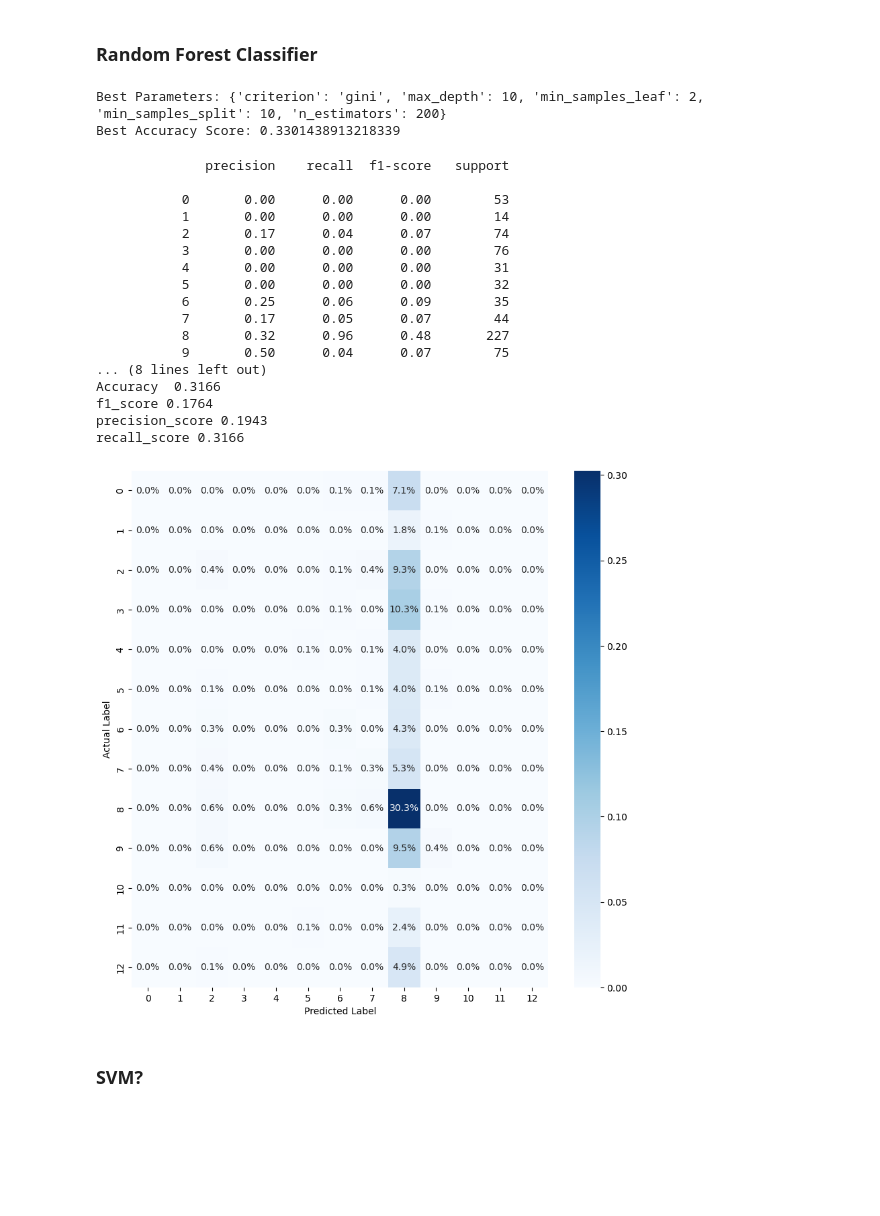
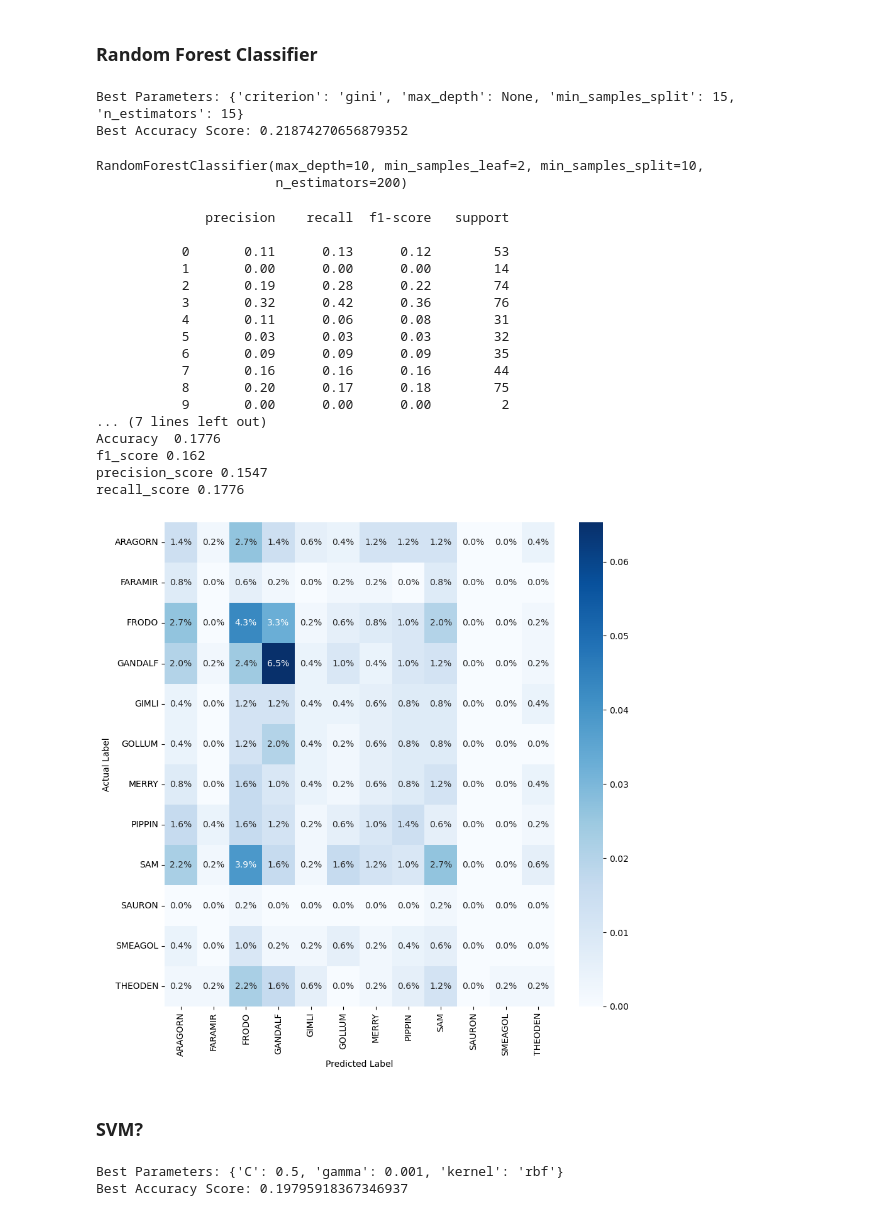
Before and after one commit to MarcusHjertaas/NLP-Deliverables, a Jupyter notebook: Labber/Character prediction.ipynb, the cells around one changed output. Cells and saved outputs as stored; diff of their text form; code cells hidden in the pictures; blank space fills up the shorter version.

```diff
--- a/Labber/Character prediction.ipynb
+++ b/Labber/Character prediction.ipynb
@@ -683,6 +685,8 @@ lotr_train.head()
 def common_label(data):
     mask = data["char"].isin(imp_char)
     data.loc[~ mask, "char"] = "Rest"
+    mask2 = data['char'] == 'Rest'
+    data = data[~mask2]
     return data
 
 lotr_train = common_label(lotr_train)
@@ -701,10 +705,11 @@ def char_2_num(y_data):
     encoder = LabelEncoder()
     y_data = y_data.values.reshape(-1, 1)
     encoded_data = encoder.fit_transform(y_data)
-    print(list(encoder.inverse_transform(np.unique(encoded_data))))
+    names = list(encoder.inverse_transform(np.unique(encoded_data)))
+    print(names)
     print(np.unique(encoded_data))
-    return encoded_data
+    return encoded_data, names
 
-lotr_train_Y = char_2_num(lotr_train_Y)
-lotr_test_Y = char_2_num(lotr_test_Y)
+lotr_train_Y, names = char_2_num(lotr_train_Y)
+lotr_test_Y = char_2_num(lotr_test_Y)[0]
 # %% [output]
@@ -753,7 +758,7 @@ def optimize_model_parameters(X_train, y_train, model, param_grid, cv=5):
 
     rfc = model()
 
-    grid_search = GridSearchCV(estimator=rfc, param_grid=param_grid, cv=cv, scoring='accuracy', n_jobs=-1)
+    grid_search = GridSearchCV(estimator=rfc, param_grid=param_grid, cv=cv, scoring='accuracy', n_jobs=-1, error_score='raise')
     grid_search.fit(X_train, y_train)
 
     best_params = grid_search.best_params_
@@ -769,18 +774,23 @@ def optimize_model_parameters(X_train, y_train, model, param_grid, cv=5):
 
 
 param_grid = {
-    'n_estimators': [100, 200, 300],
-    'max_depth': [None, 10, 20, 30],
-    'min_samples_split': [2, 5, 10, 15],
-    'min_samples_leaf': [1, 2, 3, 4],
-    'criterion': ['gini', 'entropy', 'log_loss']
+    'n_estimators': [15, 20, 25],
+    'max_depth': [None, 3, 4, 5],
+    'min_samples_split': [ 5, 10, 15],
+    #'min_samples_leaf': [1, 2, 3, 4],
+    'criterion': ['gini', 'entropy']
 }
 
 # Optimize parameters
 optimized_rf = optimize_model_parameters(lotr_train_X, lotr_train_Y, RFC, param_grid)
 # %% [output]
-Best Parameters: {'criterion': 'gini', 'max_depth': 10, 'min_samples_leaf': 2, 'min_samples_split': 10, 'n_estimators': 200}
-Best Accuracy Score: 0.3301438913218339
+Best Parameters: {'criterion': 'gini', 'max_depth': None, 'min_samples_split': 15, 'n_estimators': 15}
+Best Accuracy Score: 0.21874270656879352
+# %%
+optimized_rf
+# %% [output]
+RandomForestClassifier(max_depth=10, min_samples_leaf=2, min_samples_split=10,
+                       n_estimators=200)
 # %%
 def evaluate_model(x_data, y_data, model):
 
@@ -796,34 +806,48 @@ rfc_predictions = evaluate_model(lotr_test_X, lotr_test_Y, optimized_rf)
 # %% [output]
               precision    recall  f1-score   support
 
-           0       0.00      0.00      0.00        53
+           0       0.11      0.13      0.12        53
            1       0.00      0.00      0.00        14
-           2       0.17      0.04      0.07        74
-           3       0.00      0.00      0.00        76
-           4       0.00      0.00      0.00        31
-           5       0.00      0.00      0.00        32
-           6       0.25      0.06      0.09        35
-           7       0.17      0.05      0.07        44
-           8       0.32      0.96      0.48       227
-           9       0.50      0.04      0.07        75
-... (8 lines left out)
-Accuracy  0.3166
-f1_score 0.1764
-precision_score 0.1943
-recall_score 0.3166
+           2       0.19      0.28      0.22        74
+           3       0.32      0.42      0.36        76
+           4       0.11      0.06      0.08        31
+           5       0.03      0.03      0.03        32
+           6       0.09      0.09      0.09        35
+           7       0.16      0.16      0.16        44
+           8       0.20      0.17      0.18        75
+           9       0.00      0.00      0.00         2
+... (7 lines left out)
+Accuracy  0.1776
+f1_score 0.162
+precision_score 0.1547
+recall_score 0.1776
 # %%
 
 def conf_matrix(y, pred):
     cm = confusion_matrix(y, pred)
+    # cm = np.hstack((cm,cm.sum(axis=1).reshape(-1,1)))
+    # cm = np.vstack((cm,cm.sum(axis=0).reshape(1,-1)))
     fig, ax = plt.subplots(figsize=(10,10))
     sns.heatmap(cm/np.sum(cm), annot=True,
-                fmt='.1%', cmap='Blues', ax=ax)
+                fmt='.1%', cmap='Blues', ax=ax,
+                xticklabels=names, yticklabels=names)
     plt.xlabel('Predicted Label')
     plt.ylabel('Actual Label')
     plt.show()
 
 conf_matrix(lotr_test_Y, rfc_predictions)
 # %% [output]
-[figure, old version]
+[figure, new version]
 # %% [markdown]
 ### SVM?
+# %%
+
+grid_params = [{ 'C':[0.5, 1, 3, 5],
+                'gamma':['scale',0.1, 0.01, 0.001],
+                'kernel':['rbf', 'linear', 'sigmoid', 'ploy'] }]
+
+
+optimized_svc = optimize_model_parameters(lotr_test_X, lotr_test_Y, SVC, grid_params, cv=5)
+# %% [output]
+Best Parameters: {'C': 0.5, 'gamma': 0.001, 'kernel': 'rbf'}
+Best Accuracy Score: 0.19795918367346937
```
Also changed, not shown: parts of 7 cells of this notebook.
